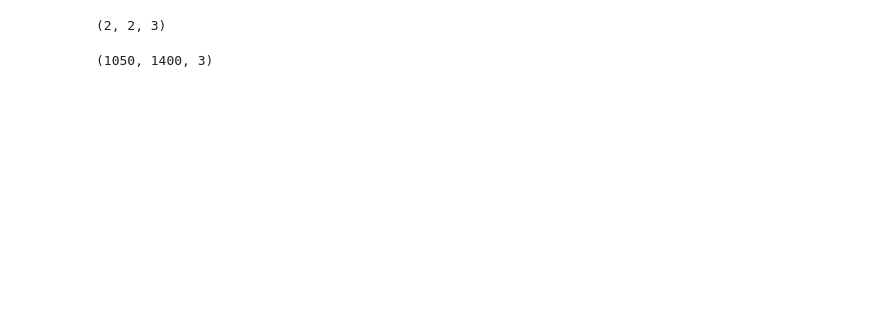
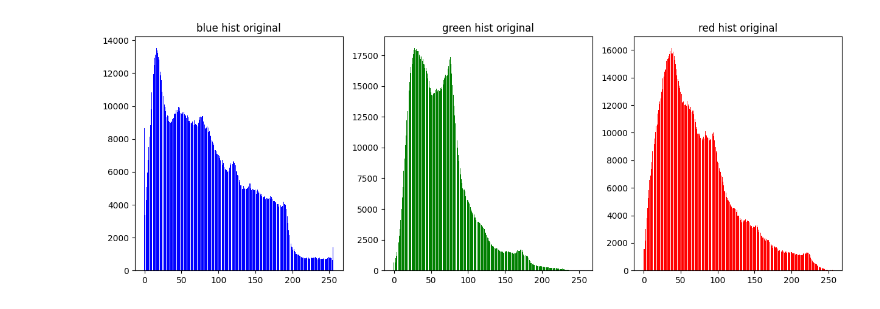
Before and after one commit to r73lan/openCV_python, a Jupyter notebook: lab1/lab1.ipynb, the cells around one changed output. Saved outputs shown, nothing was run; the diff lists cells and outputs as text; code cells hidden in the pictures; blank space fills up the shorter version.

```diff
--- a/lab1/lab1.ipynb
+++ b/lab1/lab1.ipynb
@@ -2,25 +2,23 @@
 import cv2
 import matplotlib.pyplot as plt
 import numpy as np
-# %%
-a = np.array([[[1,2,3], [4,5,6]], [[11,22,33], [44,55,66]]])
-a.shape
-# %% [output]
-(2, 2, 3)
 # %%
-I = cv2.imread('C:/Users/1narv/python/openCV_python/task0/forest.jpg')
-# Number of histogram bins
+I = cv2.imread('forest.jpg')
 histSize = 256
-# Histogram range
- # The upper boundary is exclusive
 histRange = (0,256)
-print(I.shape)
-# Split an image into color layers
-# OpenCV stores RGB image as BGR
 I_BGR = cv2.split(I)
-# Calculate a histogram for each layer
 bHist = cv2.calcHist(I_BGR, [0], None, [histSize], histRange)
 gHist = cv2.calcHist(I_BGR, [1], None, [histSize], histRange)
 rHist = cv2.calcHist(I_BGR, [2], None, [histSize], histRange)
-# %% [output]
-(1050, 1400, 3)
+# %%
+x = list(range(256))
+fig, ax = plt.subplots(1, 3, figsize=(15,5))
+ax[0].bar(x, bHist[:,0], color='b')
+ax[1].bar(x, gHist[:,0], color='g')
+ax[2].bar(x, rHist[:,0], color='r')
+ax[0].set_title('blue hist original')
+ax[1].set_title('green hist original')
+ax[2].set_title('red hist original')
+plt.show()
+# %% [output]
+[figure, added]
```
Also changed, not shown: parts of 5 cells of this notebook, 3 other files.
